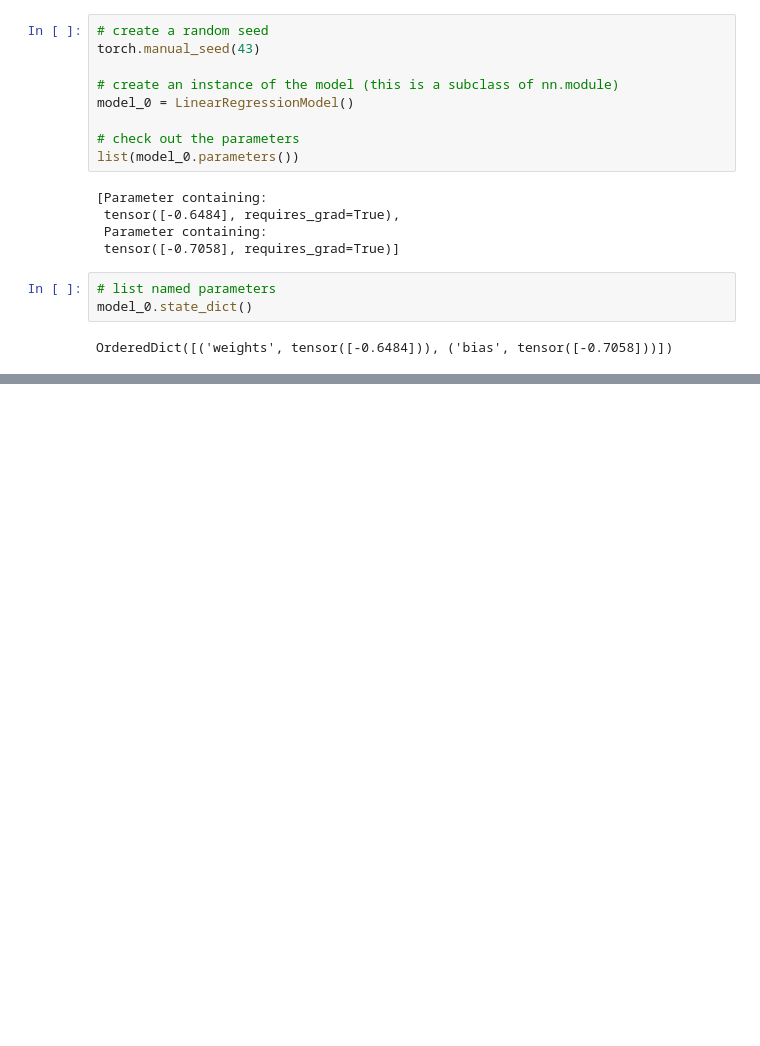
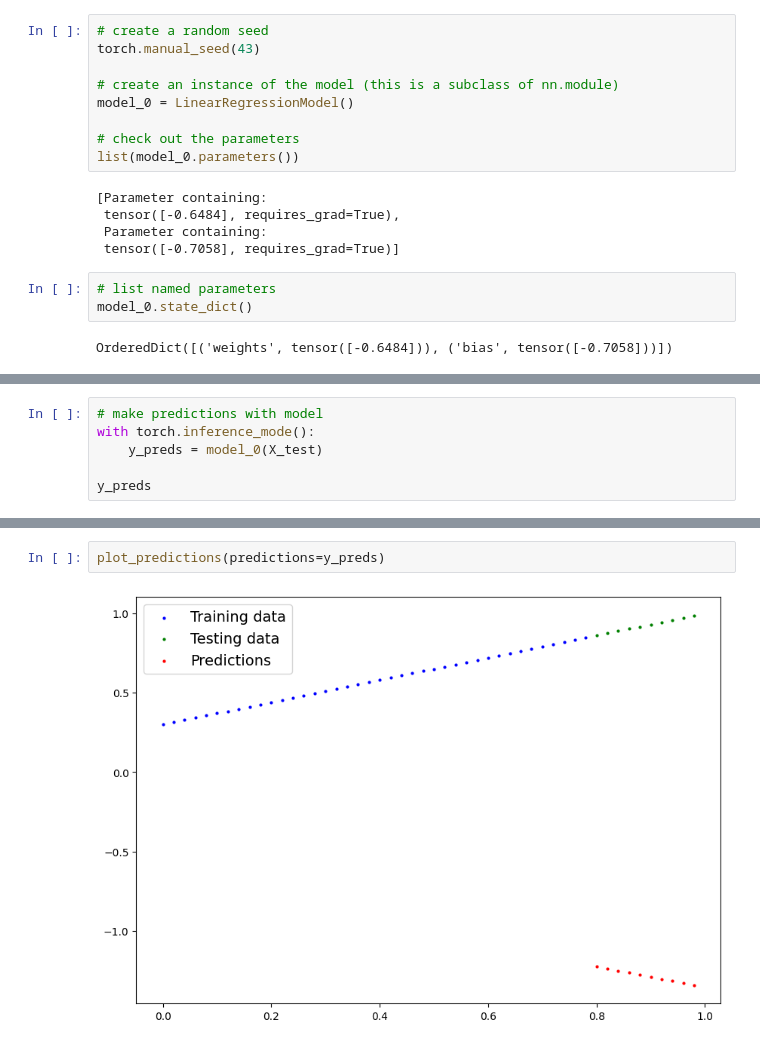
Before and after one commit to alikariminejad/pytorch-bootcamp, a Jupyter notebook: 01_pytorch_workflow.ipynb, the cells around one changed output, grey strips where cells are left out. Saved outputs shown, nothing was run; the diff lists cells and outputs as text; blank space fills up the shorter version.

Commit message:
predicting using our model

```diff
--- a/01_pytorch_workflow.ipynb
+++ b/01_pytorch_workflow.ipynb
@@ -158,0 +164,6 @@ OrderedDict([('weights', tensor([-0.6484])), ('bias', tensor([-0.7058]))])
+# %%
+# make predictions with model
+with torch.inference_mode():
+    y_preds = model_0(X_test)
+
+y_preds
@@ -158,0 +194,4 @@ OrderedDict([('weights', tensor([-0.6484])), ('bias', tensor([-0.7058]))])
+# %%
+plot_predictions(predictions=y_preds)
+# %% [output]
+[figure, added]
```
Also changed, not shown: parts of 7 cells of this notebook.
